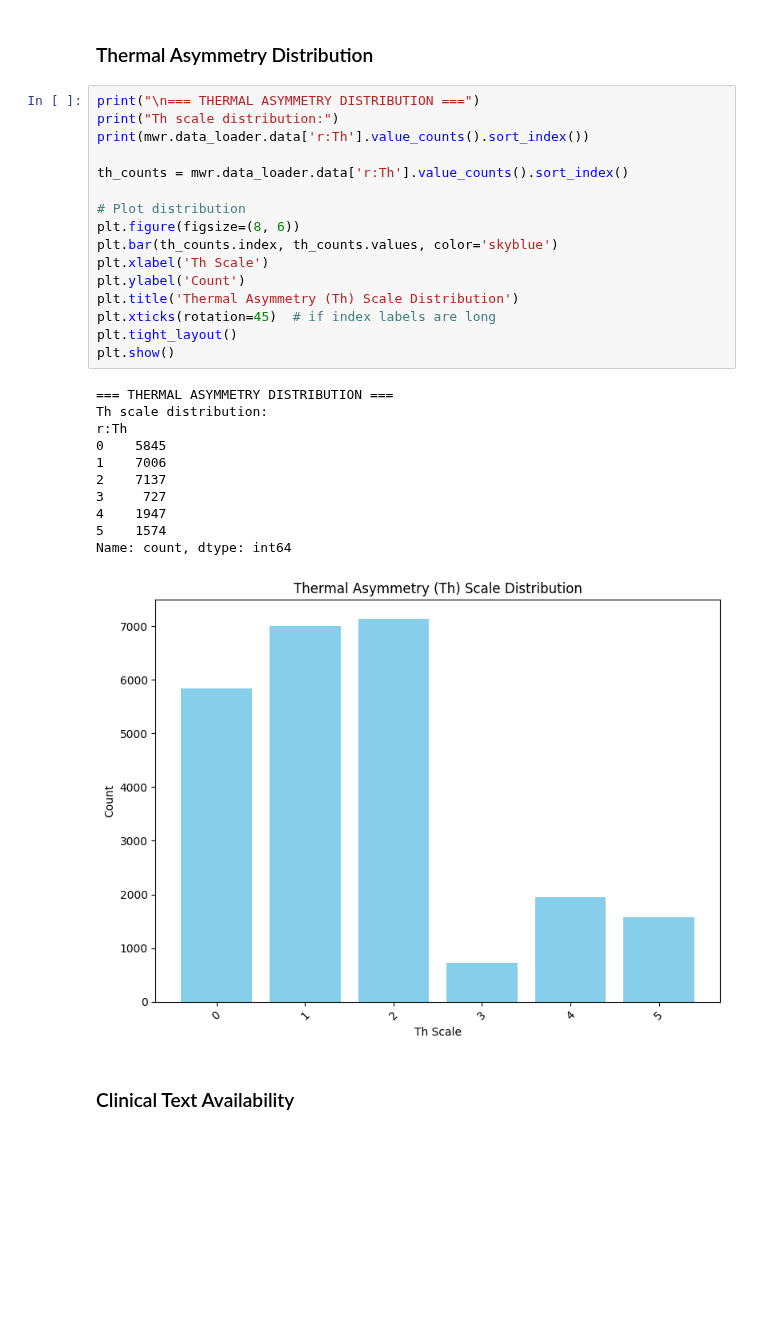
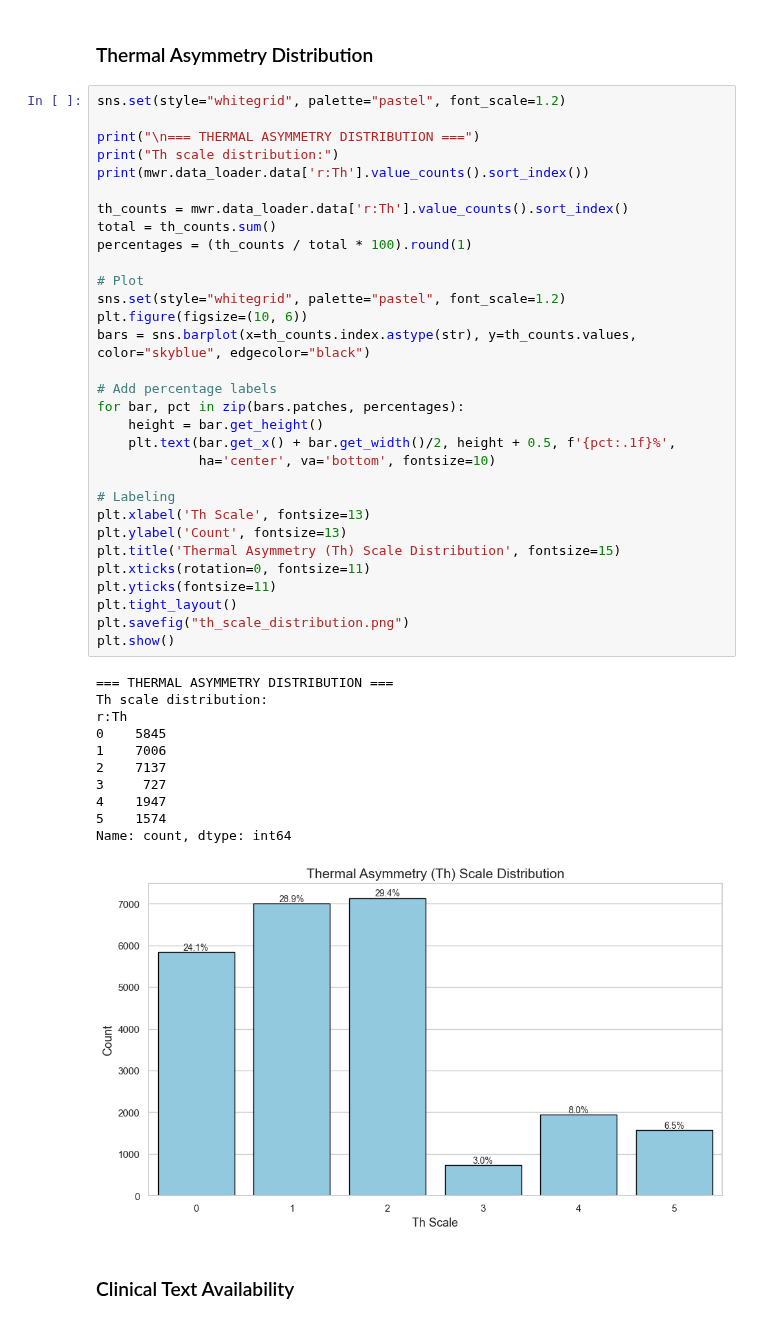
Before and after one commit to mhairicrooks/MWR-to-Text, a Jupyter notebook: mwr_eda.ipynb, the cells around one changed output. Saved outputs shown, nothing was run; the diff lists cells and outputs as text; blank space fills up the shorter version.

```diff
--- a/mwr_eda.ipynb
+++ b/mwr_eda.ipynb
@@ -30,33 +30,48 @@ Column names:
 # %% [markdown]
 ### Thermal Asymmetry Distribution
 # %%
+sns.set(style="whitegrid", palette="pastel", font_scale=1.2)
+
 print("\n=== THERMAL ASYMMETRY DISTRIBUTION ===")
 print("Th scale distribution:")
 print(mwr.data_loader.data['r:Th'].value_counts().sort_index())
 
 th_counts = mwr.data_loader.data['r:Th'].value_counts().sort_index()
+total = th_counts.sum()
+percentages = (th_counts / total * 100).round(1)
 
-# Plot distribution
-plt.figure(figsize=(8, 6))
-plt.bar(th_counts.index, th_counts.values, color='skyblue')
-plt.xlabel('Th Scale')
-plt.ylabel('Count')
-plt.title('Thermal Asymmetry (Th) Scale Distribution')
-plt.xticks(rotation=45)  # if index labels are long
+# Plot
+sns.set(style="whitegrid", palette="pastel", font_scale=1.2)
+plt.figure(figsize=(10, 6))
+bars = sns.barplot(x=th_counts.index.astype(str), y=th_counts.values, color="skyblue", edgecolor="black")
+
+# Add percentage labels
+for bar, pct in zip(bars.patches, percentages):
+    height = bar.get_height()
+    plt.text(bar.get_x() + bar.get_width()/2, height + 0.5, f'{pct:.1f}%',
+             ha='center', va='bottom', fontsize=10)
+
+# Labeling
+plt.xlabel('Th Scale', fontsize=13)
+plt.ylabel('Count', fontsize=13)
+plt.title('Thermal Asymmetry (Th) Scale Distribution', fontsize=15)
+plt.xticks(rotation=0, fontsize=11)
+plt.yticks(fontsize=11)
 plt.tight_layout()
+plt.savefig("th_scale_distribution.png")
 plt.show()
 # %% [output]
 === THERMAL ASYMMETRY DISTRIBUTION ===
 Th scale distribution:
 r:Th
 0    5845
 1    7006
 2    7137
 3     727
 4    1947
 5    1574
 Name: count, dtype: int64
-[figure, old version]
+[figure, new version]
 # %% [markdown]
 ### Clinical Text Availability
 # %%
```
Also changed, not shown: 6 other files.
